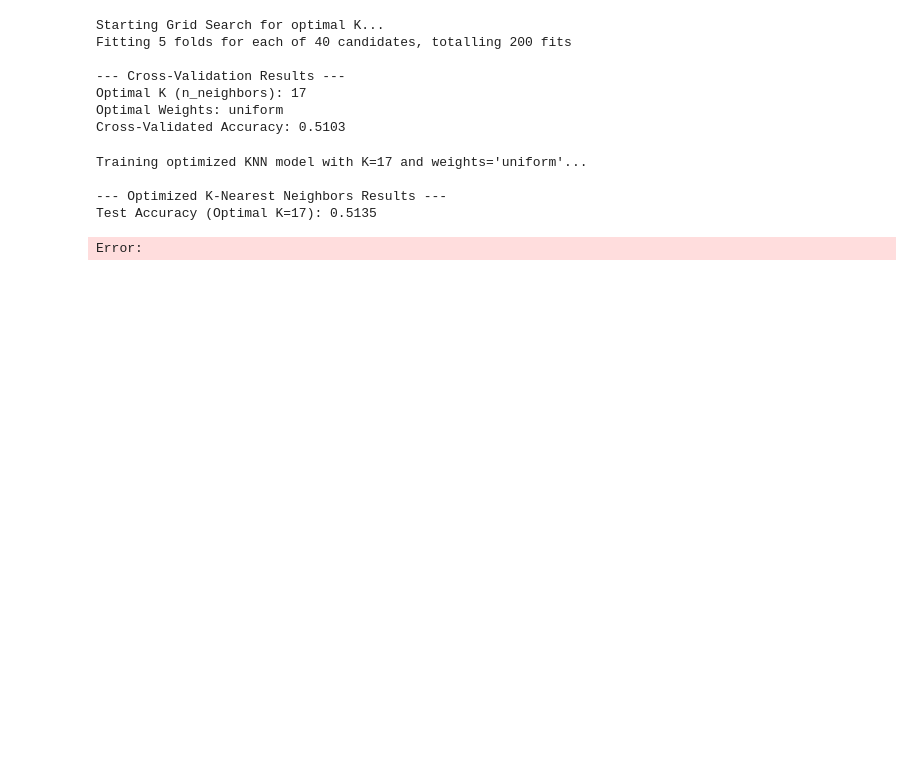
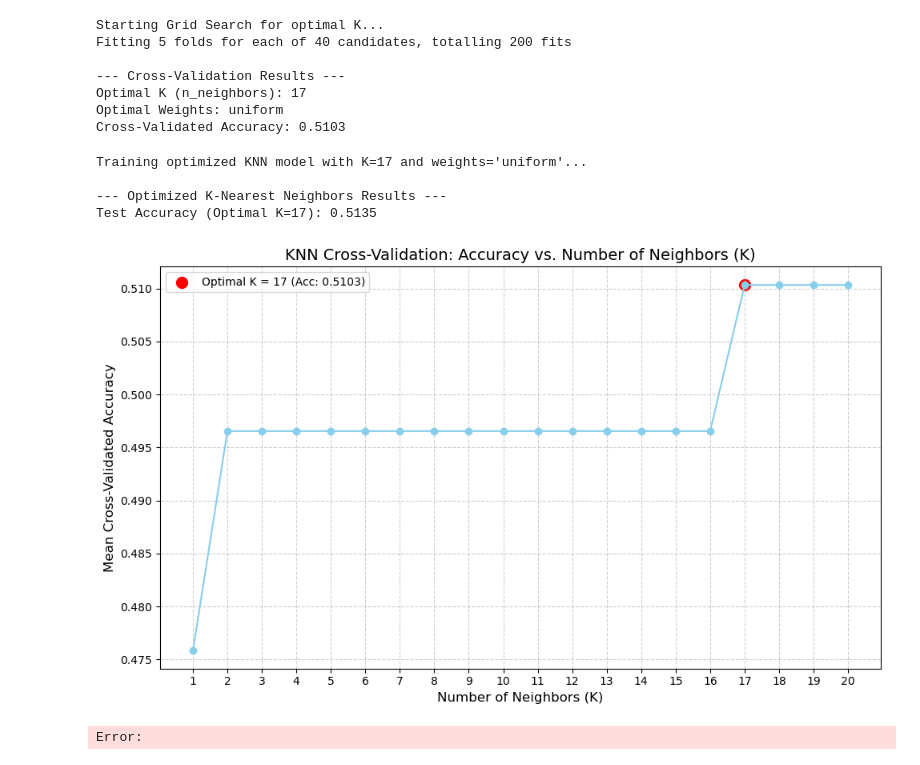
Before and after one commit to Wook22/Fake_News_Classification, a Jupyter notebook: Fake_News_Analysis_Modeling.ipynb, the cells around one changed output. Saved outputs shown, nothing was run; the diff lists cells and outputs as text; code cells hidden in the pictures; blank space fills up the shorter version.

Commit message:
knn cross validation

```diff
--- a/Fake_News_Analysis_Modeling.ipynb
+++ b/Fake_News_Analysis_Modeling.ipynb
@@ -369,6 +437,49 @@ Training optimized KNN model with K=17 and weights='uniform'...
 
 --- Optimized K-Nearest Neighbors Results ---
 Test Accuracy (Optimal K=17): 0.5135
+# %%
+import pandas as pd
+import matplotlib.pyplot as plt
+import numpy as np
+
+# Assuming the 'grid_search' object is available from the previous step
+results = pd.DataFrame(grid_search.cv_results_)
+
+# Filter results for the best weight ('uniform') and extract k values and scores
+best_weights = 'uniform'
+filtered_results = results[results['param_weights'] == best_weights]
+
+# Extract mean scores and the k values
+mean_scores = filtered_results['mean_test_score']
+k_values = filtered_results['param_n_neighbors'].apply(lambda x: x)
+
+# Find the best score index
+best_k_index = np.argmax(mean_scores)
+
+# --- Plotting Code ---
+plt.figure(figsize=(10, 6))
+plt.plot(k_values, mean_scores, marker='o', linestyle='-', color='skyblue')
+
+# Highlight the best K=17
+plt.scatter(
+    k_values.iloc[best_k_index],
+    mean_scores.iloc[best_k_index],
+    color='red',
+    s=100,
+    label=f'Optimal K = {k_values.iloc[best_k_index]} (Acc: {mean_scores.iloc[best_k_index]:.4f})'
+)
+
+plt.title('KNN Cross-Validation: Accuracy vs. Number of Neighbors (K)', fontsize=14)
+plt.xlabel('Number of Neighbors (K)', fontsize=12)
+plt.ylabel('Mean Cross-Validated Accuracy', fontsize=12)
+plt.xticks(k_values, rotation=0)
+plt.grid(True, linestyle='--', alpha=0.6)
+plt.legend()
+plt.tight_layout()
+plt.show()
+plt.close()
+# %% [output]
+[figure, added]
 # %%
 try:
     import tensorflow as tf
```
Also changed, not shown: parts of 2 cells of this notebook, 12 other files.
